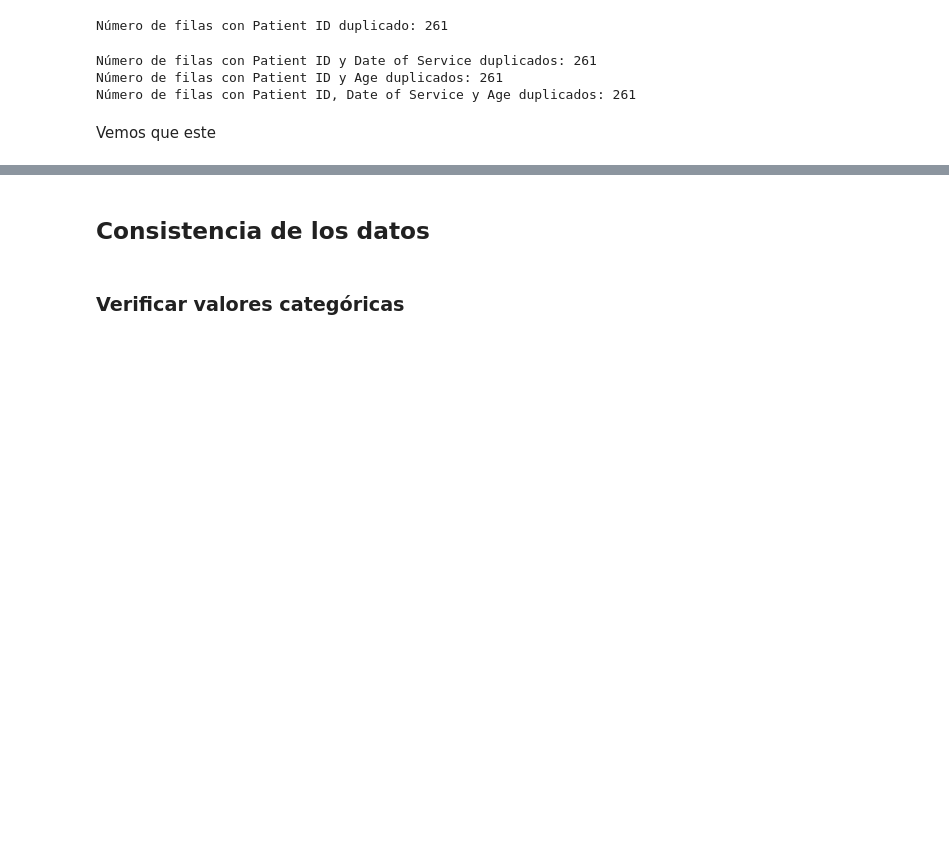
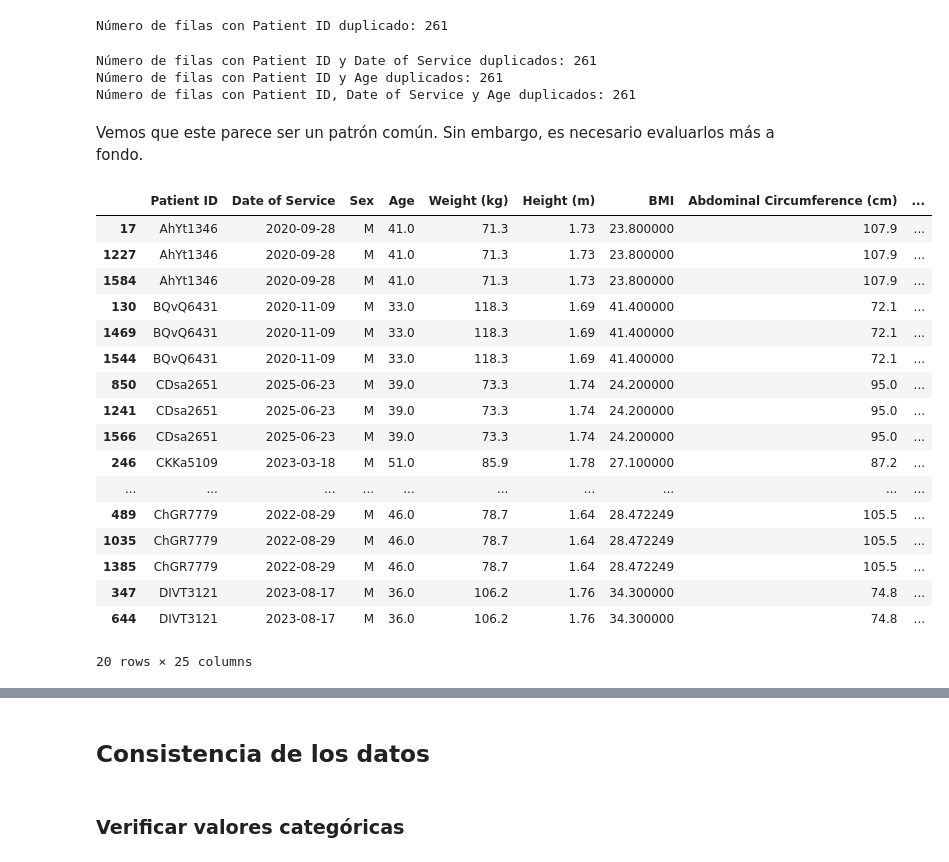
Before and after one commit to ML-2026-10/Lab1-LinearRegression, a Jupyter notebook: ml_lab1.ipynb, the cells around one changed output, grey strips where cells are left out. Cells and saved outputs as stored; diff of their text form; code cells hidden in the pictures; blank space fills up the shorter version.

Commit message:
Update Jupyter notebook to resolve partial duplicates in patient data and ensure data consistency

```diff
--- a/ml_lab1.ipynb
+++ b/ml_lab1.ipynb
@@ -296,4 +322,34 @@ Número de filas con Patient ID y Date of Service duplicados: 261
 Número de filas con Patient ID y Age duplicados: 261
 Número de filas con Patient ID, Date of Service y Age duplicados: 261
 # %% [markdown]
-Vemos que este
+Vemos que este parece ser un patrón común. Sin embargo, es necesario evaluarlos más a fondo.
+# %%
+# Extraer todas las instancias con Patient ID, Date of Service y Age duplicados para evaluar si se trata de filas completamente idénticas o si hay diferencias en otras columnas
+
+dup_table = (
+    df_limpieza[df_limpieza['Patient ID'].duplicated(keep=False)]
+    .copy()
+    .assign(repeticiones=df_limpieza.groupby('Patient ID')['Patient ID'].transform('size'))
+    .sort_values(['repeticiones', 'Patient ID'], ascending=[False, True])
+)
+# Mostrar tabla
+dup_table.head(20)
+# %% [output]
+|  | Patient ID | Date of Service | Sex | Age | Weight (kg) | Height (m) | BMI | Abdominal Circumference (cm) | ... |
+| 17 | AhYt1346 | 2020-09-28 | M | 41.0 | 71.3 | 1.73 | 23.800000 | 107.9 | ... |
+| 1227 | AhYt1346 | 2020-09-28 | M | 41.0 | 71.3 | 1.73 | 23.800000 | 107.9 | ... |
+| 1584 | AhYt1346 | 2020-09-28 | M | 41.0 | 71.3 | 1.73 | 23.800000 | 107.9 | ... |
+| 130 | BQvQ6431 | 2020-11-09 | M | 33.0 | 118.3 | 1.69 | 41.400000 | 72.1 | ... |
+| 1469 | BQvQ6431 | 2020-11-09 | M | 33.0 | 118.3 | 1.69 | 41.400000 | 72.1 | ... |
+| 1544 | BQvQ6431 | 2020-11-09 | M | 33.0 | 118.3 | 1.69 | 41.400000 | 72.1 | ... |
+| 850 | CDsa2651 | 2025-06-23 | M | 39.0 | 73.3 | 1.74 | 24.200000 | 95.0 | ... |
+| 1241 | CDsa2651 | 2025-06-23 | M | 39.0 | 73.3 | 1.74 | 24.200000 | 95.0 | ... |
+| 1566 | CDsa2651 | 2025-06-23 | M | 39.0 | 73.3 | 1.74 | 24.200000 | 95.0 | ... |
+| 246 | CKKa5109 | 2023-03-18 | M | 51.0 | 85.9 | 1.78 | 27.100000 | 87.2 | ... |
+| ... | ... | ... | ... | ... | ... | ... | ... | ... | ... |
+| 489 | ChGR7779 | 2022-08-29 | M | 46.0 | 78.7 | 1.64 | 28.472249 | 105.5 | ... |
+| 1035 | ChGR7779 | 2022-08-29 | M | 46.0 | 78.7 | 1.64 | 28.472249 | 105.5 | ... |
+| 1385 | ChGR7779 | 2022-08-29 | M | 46.0 | 78.7 | 1.64 | 28.472249 | 105.5 | ... |
+| 347 | DIVT3121 | 2023-08-17 | M | 36.0 | 106.2 | 1.76 | 34.300000 | 74.8 | ... |
+| 644 | DIVT3121 | 2023-08-17 | M | 36.0 | 106.2 | 1.76 | 34.300000 | 74.8 | ... |
+20 rows × 25 columns
```
Also changed, not shown: parts of 5 cells of this notebook.
